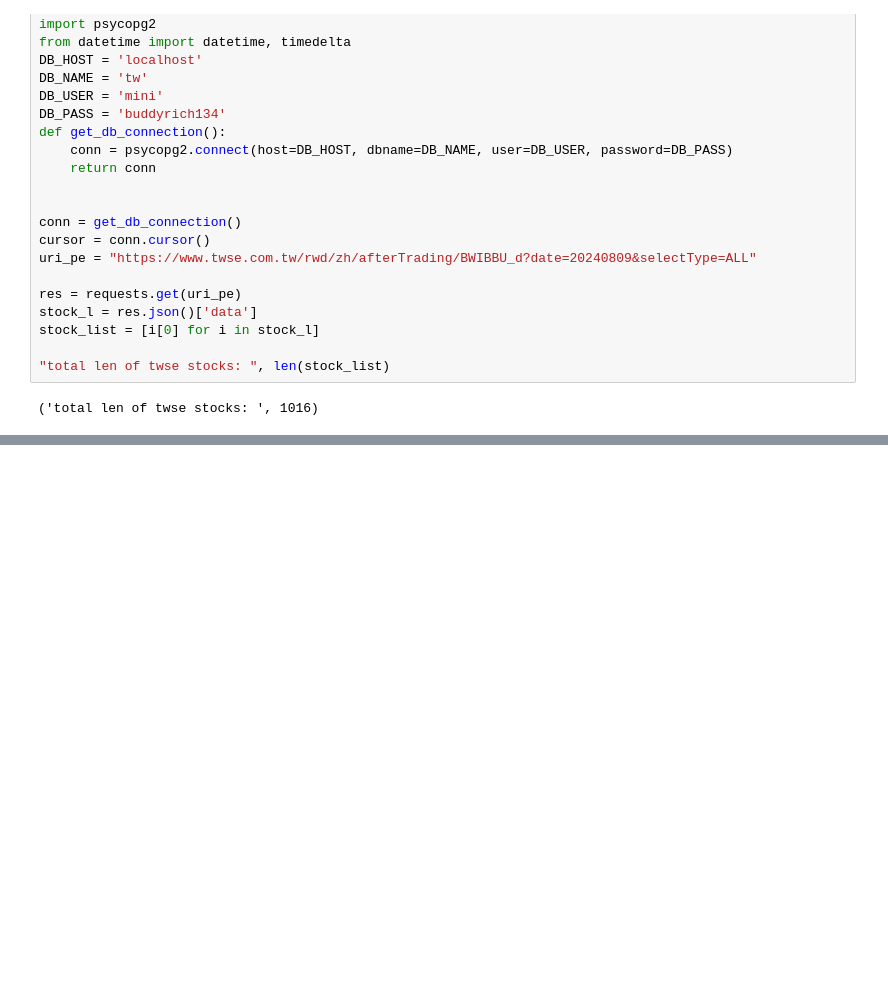
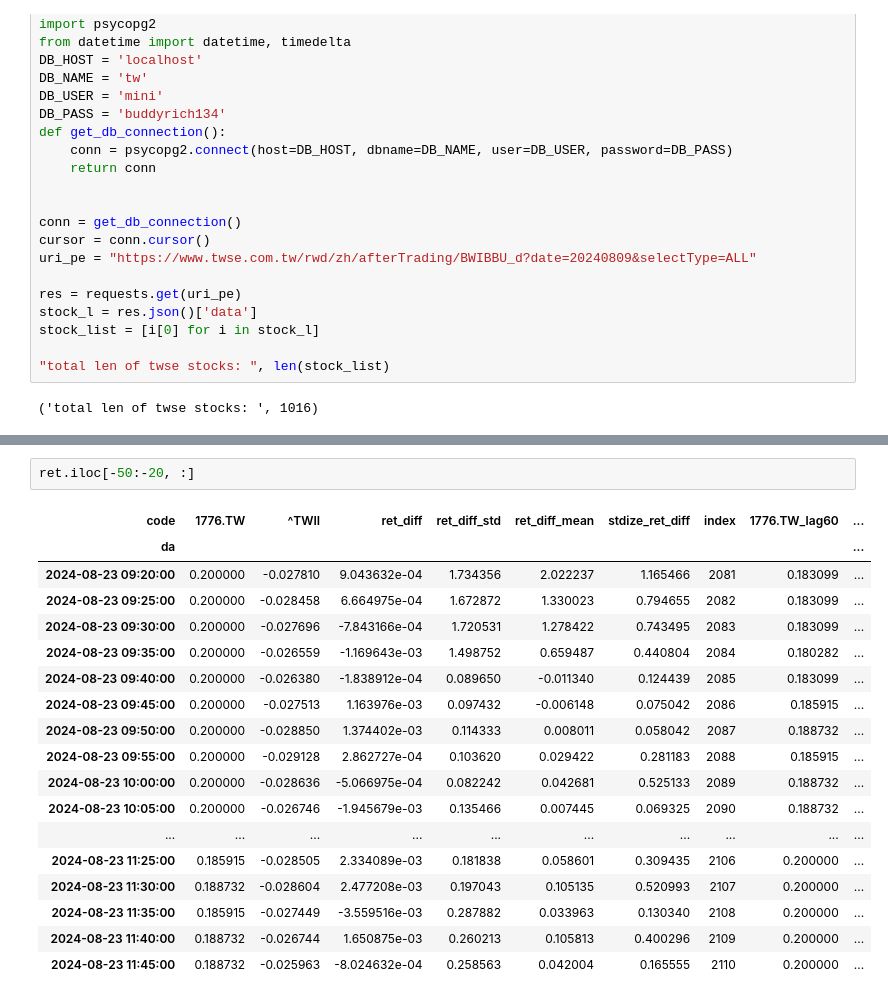
Before and after one commit to tsungyou/TS, a Jupyter notebook: ED/intraday/mean_reversion/backtest.ipynb, the cells around one changed output, grey strips where cells are left out. Drawn from its saved outputs; the diff is of its cells as text; blank space fills up the shorter version.

```diff
--- a/ED/intraday/mean_reversion/backtest.ipynb
+++ b/ED/intraday/mean_reversion/backtest.ipynb
@@ -147,0 +193,21 @@ Name: 1568, dtype: float64
+# %%
+ret.iloc[-50:-20, :]
+# %% [output]
+| code | 1776.TW | ^TWII | ret_diff | ret_diff_std | ret_diff_mean | stdize_ret_diff | index | 1776.TW_lag60 | ... |
+| da |  |  |  |  |  |  |  |  | ... |
+| 2024-08-23 09:20:00 | 0.200000 | -0.027810 | 9.043632e-04 | 1.734356 | 2.022237 | 1.165466 | 2081 | 0.183099 | ... |
+| 2024-08-23 09:25:00 | 0.200000 | -0.028458 | 6.664975e-04 | 1.672872 | 1.330023 | 0.794655 | 2082 | 0.183099 | ... |
+| 2024-08-23 09:30:00 | 0.200000 | -0.027696 | -7.843166e-04 | 1.720531 | 1.278422 | 0.743495 | 2083 | 0.183099 | ... |
+| 2024-08-23 09:35:00 | 0.200000 | -0.026559 | -1.169643e-03 | 1.498752 | 0.659487 | 0.440804 | 2084 | 0.180282 | ... |
+| 2024-08-23 09:40:00 | 0.200000 | -0.026380 | -1.838912e-04 | 0.089650 | -0.011340 | 0.124439 | 2085 | 0.183099 | ... |
+| 2024-08-23 09:45:00 | 0.200000 | -0.027513 | 1.163976e-03 | 0.097432 | -0.006148 | 0.075042 | 2086 | 0.185915 | ... |
+| 2024-08-23 09:50:00 | 0.200000 | -0.028850 | 1.374402e-03 | 0.114333 | 0.008011 | 0.058042 | 2087 | 0.188732 | ... |
+| 2024-08-23 09:55:00 | 0.200000 | -0.029128 | 2.862727e-04 | 0.103620 | 0.029422 | 0.281183 | 2088 | 0.185915 | ... |
+| 2024-08-23 10:00:00 | 0.200000 | -0.028636 | -5.066975e-04 | 0.082242 | 0.042681 | 0.525133 | 2089 | 0.188732 | ... |
+| 2024-08-23 10:05:00 | 0.200000 | -0.026746 | -1.945679e-03 | 0.135466 | 0.007445 | 0.069325 | 2090 | 0.188732 | ... |
+| ... | ... | ... | ... | ... | ... | ... | ... | ... | ... |
+| 2024-08-23 11:25:00 | 0.185915 | -0.028505 | 2.334089e-03 | 0.181838 | 0.058601 | 0.309435 | 2106 | 0.200000 | ... |
+| 2024-08-23 11:30:00 | 0.188732 | -0.028604 | 2.477208e-03 | 0.197043 | 0.105135 | 0.520993 | 2107 | 0.200000 | ... |
+| 2024-08-23 11:35:00 | 0.185915 | -0.027449 | -3.559516e-03 | 0.287882 | 0.033963 | 0.130340 | 2108 | 0.200000 | ... |
+| 2024-08-23 11:40:00 | 0.188732 | -0.026744 | 1.650875e-03 | 0.260213 | 0.105813 | 0.400296 | 2109 | 0.200000 | ... |
+| 2024-08-23 11:45:00 | 0.188732 | -0.025963 | -8.024632e-04 | 0.258563 | 0.042004 | 0.165555 | 2110 | 0.200000 | ... |
```
Also changed, not shown: parts of 8 cells of this notebook, 8 other files.
